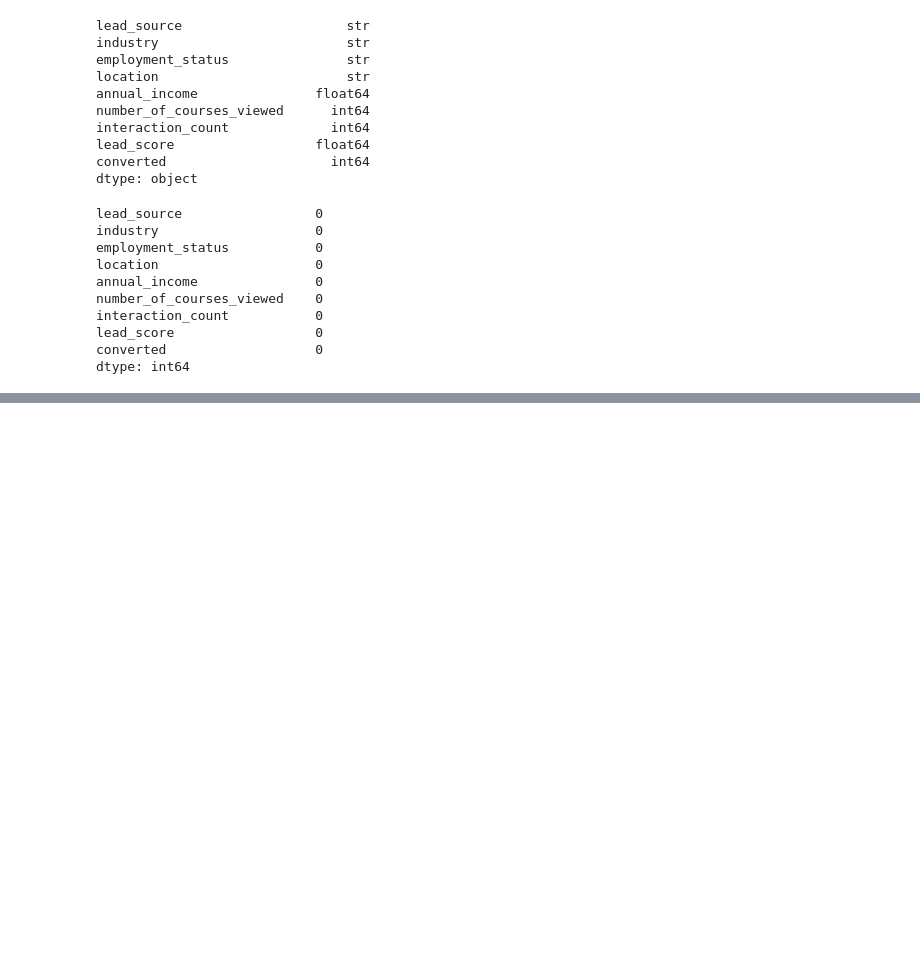
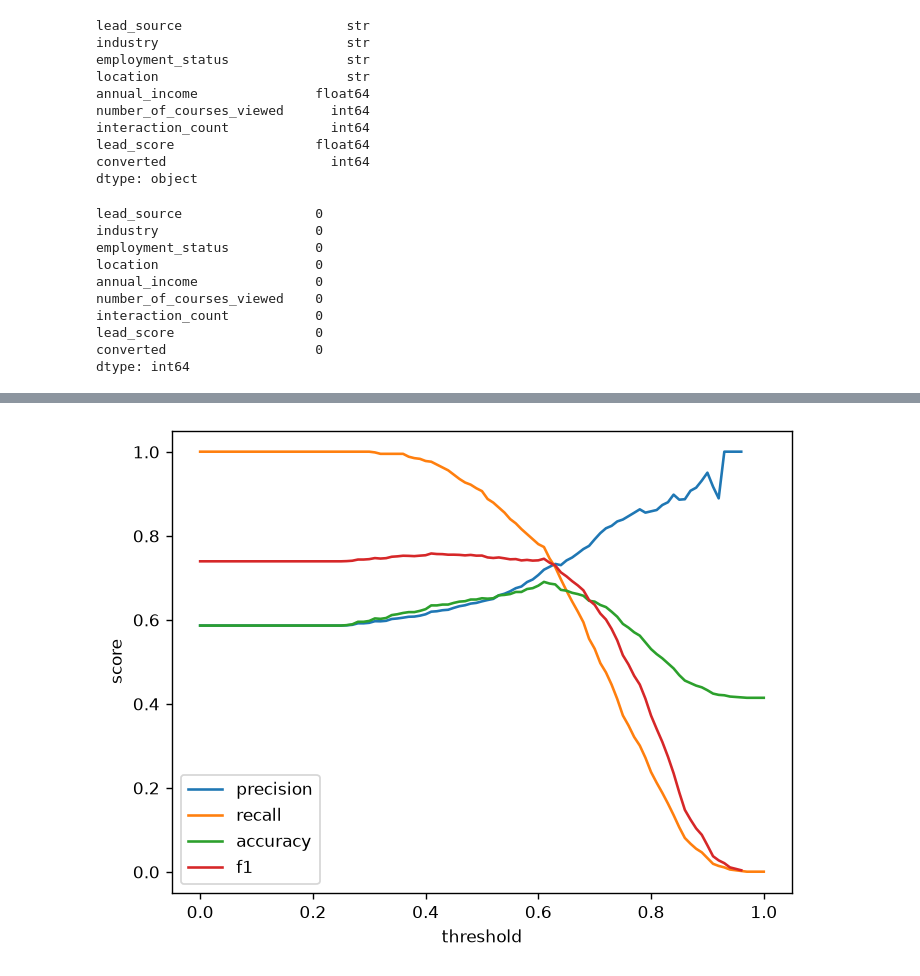
Before and after one commit to rfhfmnn/ml-zoomcamp, a Jupyter notebook: 3_evaluation/1_homerwork.ipynb, the cells around one changed output, grey strips where cells are left out. Drawn from its saved outputs; the diff is of its cells as text; code cells hidden in the pictures; blank space fills up the shorter version.

```diff
--- a/3_evaluation/1_homerwork.ipynb
+++ b/3_evaluation/1_homerwork.ipynb
@@ -87,0 +216,32 @@ Which numerical variable (among the following 4) has the highest AUC?
+# %%
+#matriz de confusión
+scores_f1=[]
+thresholds=np.linspace(0,1,101)
+
+for t in thresholds:
+    actual_positive=(y_val==1)
+    actual_negative=(y_val==0)
+    predicted_positive=(y_pred>=t)
+    predicted_negative=(y_pred<t)
+    tp=(predicted_positive & actual_positive).sum() #true positives
+    tn=(predicted_negative & actual_negative).sum() #true negatives
+    fp=(predicted_positive & actual_negative).sum() #false positives
+    fn=(predicted_negative & actual_positive).sum() #false negatives
+    precision=tp/(tp+fp)
+    recall=tp/(tp+fn)
+    accuracy=(tp+tn)/len(y_val)
+    f1=2*(precision*recall)/(precision+recall)
+    scores_f1.append((t,tp,fp,fn,tn,precision,recall,accuracy,f1))
+
+df_scores_f1=pd.DataFrame(scores_f1,columns=['threshold','tp','fp','fn','tn','precision','recall','accuracy','f1'])
+# %%
+plt.plot(df_scores.threshold, df_scores.precision, label='precision')
+plt.plot(df_scores.threshold, df_scores.recall, label='recall')
+plt.plot(df_scores.threshold, df_scores.accuracy, label='accuracy')
+plt.plot(df_scores_f1.threshold, df_scores_f1.f1, label='f1')
+plt.xlabel('threshold')
+plt.ylabel('score')
+plt.legend()
+plt.show()
+# %% [output]
+[figure, added]
```
Also changed, not shown: parts of 23 cells of this notebook, 1 other file.
